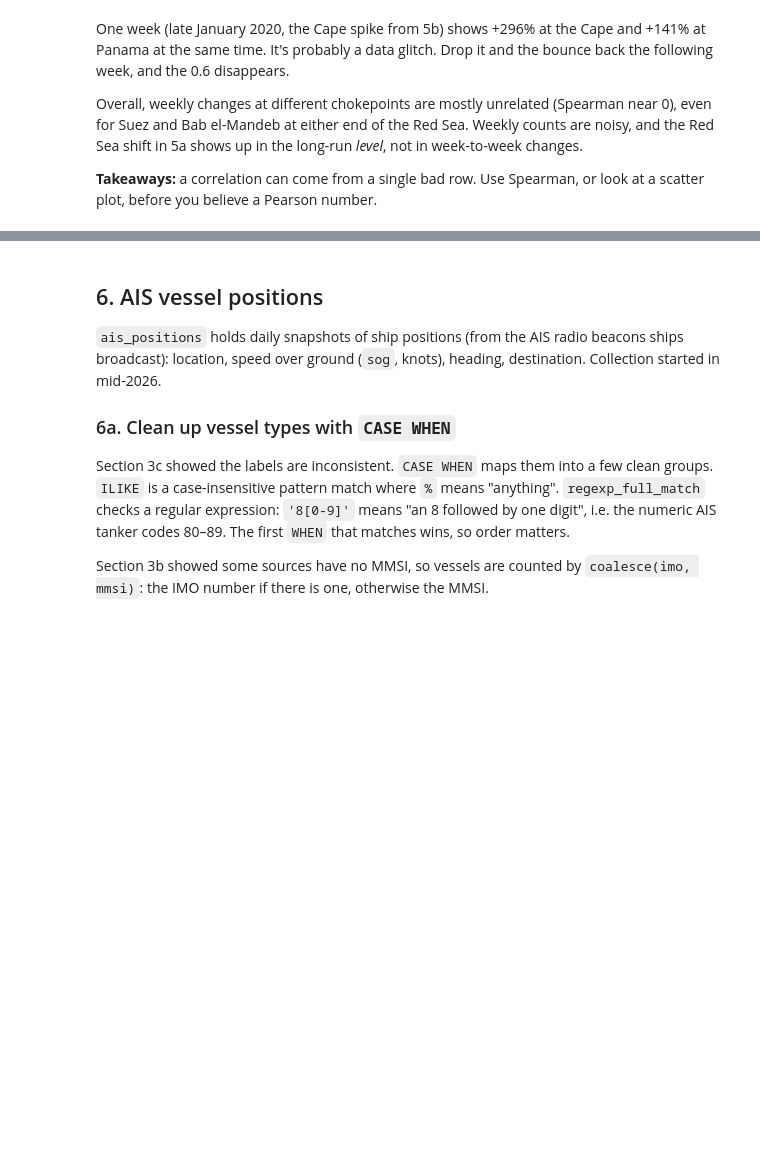
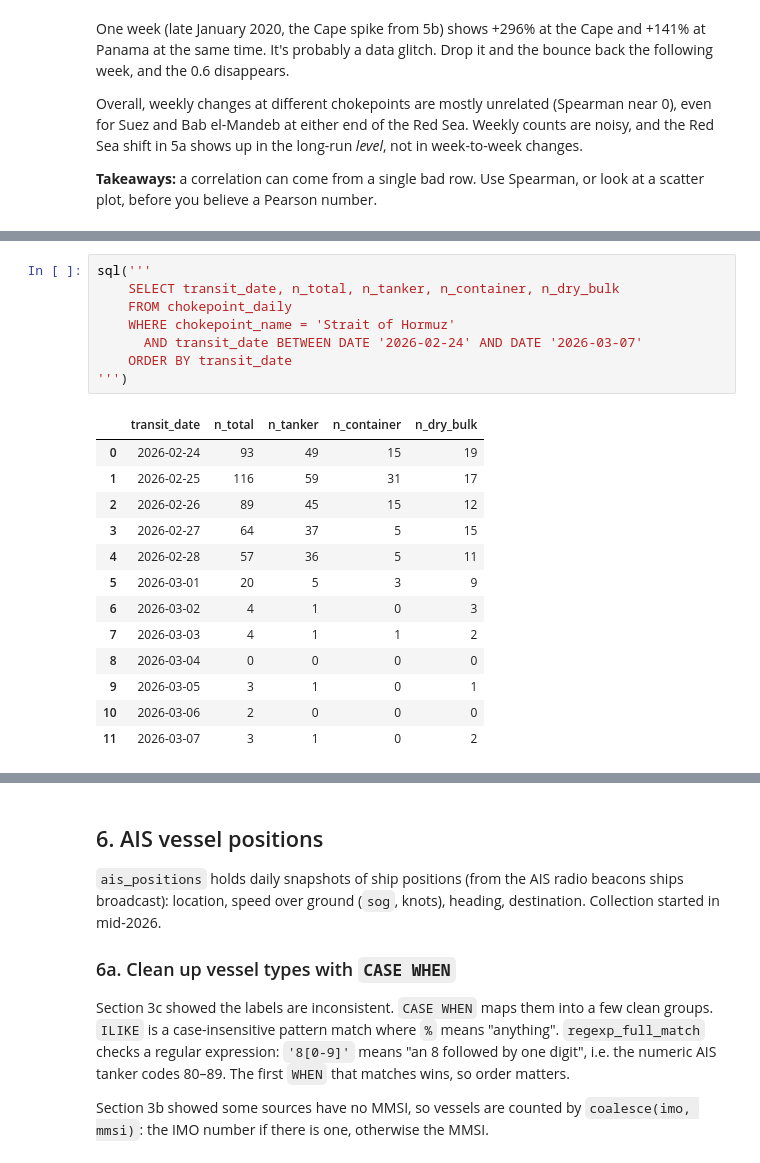
Before and after one commit to Zanderl1987/ShippingDataPipeline, a Jupyter notebook: notebooks/shipping_eda.ipynb, the cells around one changed output, grey strips where cells are left out. Saved outputs shown, nothing was run; the diff lists cells and outputs as text; blank space fills up the shorter version.

```diff
--- a/notebooks/shipping_eda.ipynb
+++ b/notebooks/shipping_eda.ipynb
@@ -844,0 +857,22 @@ you believe a Pearson number.
+# %%
+sql('''
+    SELECT transit_date, n_total, n_tanker, n_container, n_dry_bulk
+    FROM chokepoint_daily
+    WHERE chokepoint_name = 'Strait of Hormuz'
+      AND transit_date BETWEEN DATE '2026-02-24' AND DATE '2026-03-07'
+    ORDER BY transit_date
+''')
+# %% [output]
+|  | transit_date | n_total | n_tanker | n_container | n_dry_bulk |
+| 0 | 2026-02-24 | 93 | 49 | 15 | 19 |
+| 1 | 2026-02-25 | 116 | 59 | 31 | 17 |
+| 2 | 2026-02-26 | 89 | 45 | 15 | 12 |
+| 3 | 2026-02-27 | 64 | 37 | 5 | 15 |
+| 4 | 2026-02-28 | 57 | 36 | 5 | 11 |
+| 5 | 2026-03-01 | 20 | 5 | 3 | 9 |
+| 6 | 2026-03-02 | 4 | 1 | 0 | 3 |
+| 7 | 2026-03-03 | 4 | 1 | 1 | 2 |
+| 8 | 2026-03-04 | 0 | 0 | 0 | 0 |
+| 9 | 2026-03-05 | 3 | 1 | 0 | 1 |
+| 10 | 2026-03-06 | 2 | 0 | 0 | 0 |
+| 11 | 2026-03-07 | 3 | 1 | 0 | 2 |
```
Also changed, not shown: parts of 26 cells of this notebook.
